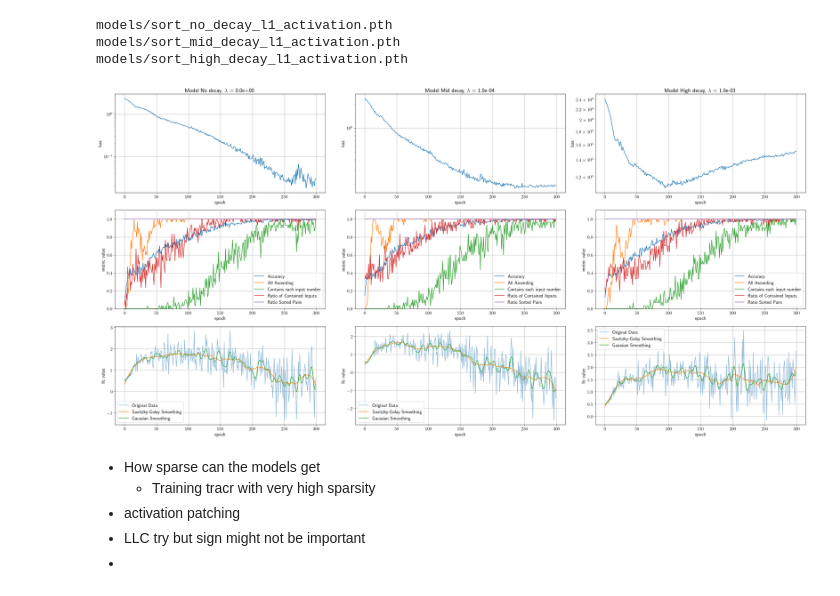
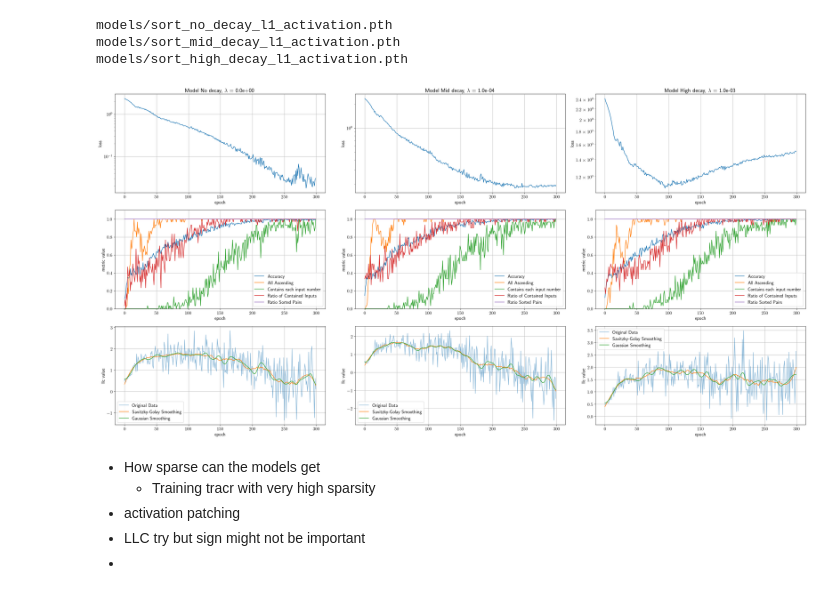
Before and after one commit to AmirSahrani/mech_interp_project, a Jupyter notebook: analysis.ipynb, the cells around one changed output. Saved outputs shown, nothing was run; the diff lists cells and outputs as text; code cells hidden in the pictures.

Commit message:
forgot to save notebook

```diff
--- a/analysis.ipynb
+++ b/analysis.ipynb
@@ -137,11 +138,11 @@ if TRAIN:
     data[:, 0, :] = np.array(m_losses)
     data[:, 1, :] = np.array(m_accuracies)
     data[:, 2:, :] = np.array(m_metrics)
-    np.save('metrics.npy', data)
+    np.save('data/metrics.npy', data)
 else:
-    data = np.load('metrics.npy')
+    data = np.load('data/metrics.npy')
 
-llc_vals = pd.read_csv('llc_values.csv')
+llc_vals = pd.read_csv('data/llc_values.csv')
 llc_vals['decay'] = llc_vals['model'].apply(lambda x: x.split('_')[1])
 llc_vals['epoch'] = llc_vals['model'].apply(lambda x: int(x.split('_')[-1].split('.')[0]))
 
@@ -152,35 +153,35 @@ llc = [ llc_vals[llc_vals['decay'] == 'no'],
 
 
 fig, axes = plt.subplots(3, 3, figsize=(30,15))
 # For each model make 3 plots, one containing, loss, one with accuracy and the metrics and the final one with the llc values
 for m in range(3):
     axes[0, m].set_title(f"Model {name_dict[decays[m]].replace('_', ' ').capitalize()}, $\lambda$ = {decays[m]:.1e}")
     axes[0, m].plot(data[m, 0, :])
     axes[0, m].set_xlabel('epoch')
     axes[0, m].set_ylabel('loss')
     axes[0, m].set_yscale('log')
     axes[0, m].grid(True)
 
     for i, metric in enumerate(metric_labels):
         axes[1, m].plot(data[m, 1+i, :], label=metric)
     axes[1, m].set_xlabel('epoch')
     axes[1, m].set_ylabel('metric value')
     axes[1, m].legend()
     axes[1, m].set_ylim(0, 1.1)
     axes[1, m].grid(True)
 
     axes[2, m].set_xlabel('epoch')
     axes[2, m].set_ylabel('llc value')
     axes[2, m].plot(llc[m]['epoch'], llc[m]['llc_value'], alpha=.5, label='Original Data')
     axes[2, m].plot(llc[m]['epoch'], savgol_filter(llc[m]['llc_value'], 51, 3), label='Savitzky-Golay Smoothing')
-    axes[2, m].plot(llc[m]['epoch'], gaussian_filter1d(llc[m]['llc_value'], 2), label='Gaussian Smoothing')
+    axes[2, m].plot(llc[m]['epoch'], gaussian_filter1d(llc[m]['llc_value'], 4), label='Gaussian Smoothing')
     axes[2, m].legend()
     axes[2, m].grid(True)
 
 plt.tight_layout()
 plt.show()
 # %% [output]
-[figure, old version]
+[figure, new version]
 # %% [markdown]
 - How sparse can the models get
   - Training tracr with very high sparsity
```
Also changed, not shown: parts of 25 cells of this notebook.
